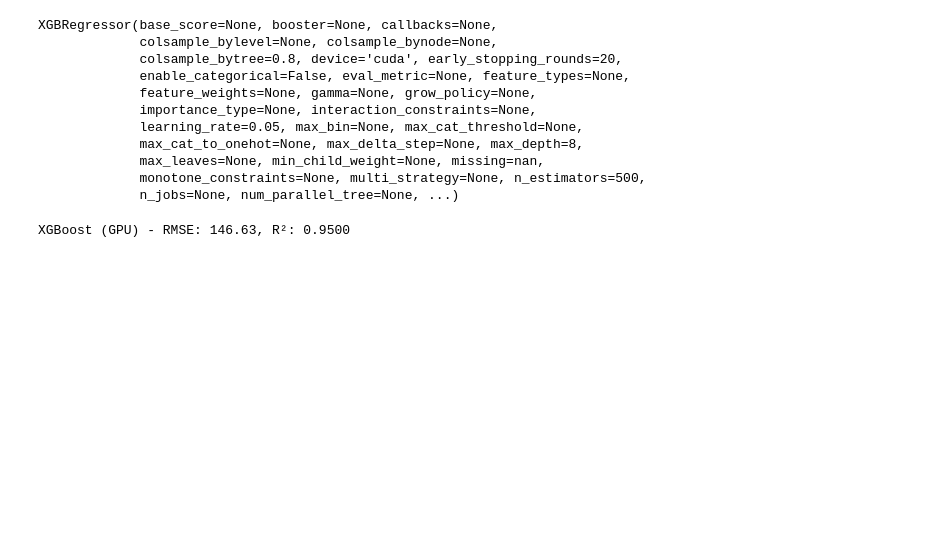
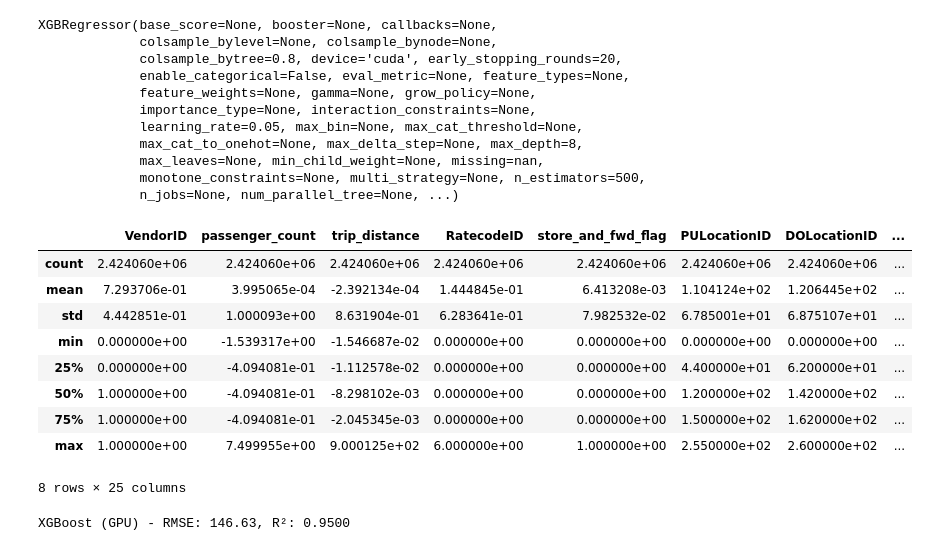
Before and after one commit to Sriram2810/SimpleOps, a Jupyter notebook: notebooks/Functions_Final Notebook-Copy1.ipynb, the cells around one changed output. Cells and saved outputs as stored; diff of their text form; code cells hidden in the pictures; blank space fills up the shorter version.

Commit message:
Model and evaluation code pythoned

```diff
--- a/notebooks/Functions_Final Notebook-Copy1.ipynb
+++ b/notebooks/Functions_Final Notebook-Copy1.ipynb
@@ -204,6 +223,12 @@ val_df.to_csv(config['data']['val_data_csv'])
 # %% [markdown]
 ## 1. PyTorch Neural Network
 # %%
+import torch
+import torch.nn as nn
+from torch.utils.data import DataLoader, Dataset
+from sklearn.metrics import mean_squared_error, r2_score
+from tqdm import tqdm
+
 # ========== PyTorch Neural Network ==========
 class TaxiDataset(Dataset):
     def __init__(self, X, y, categorical_cols, numerical_cols):
@@ -215,13 +240,29 @@ class TaxiDataset(Dataset):
     def __getitem__(self, idx):
         return self.X_cat[idx], self.X_num[idx], self.y[idx]
 
+df_t = pd.read_csv(config['data']['train_data_csv'])
+df_v = pd.read_csv(config['data']['val_data_csv'])
+
+categorical_cols = config['features']['categorical']
+numerical_cols = config['features']['numerical']
+
+X_train = df_t[categorical_cols + numerical_cols]
+y_train = df_t['trip_duration'].values.astype(np.float32)
+
+X_val = df_v[categorical_cols + numerical_cols]
+y_val = df_v['trip_duration'].values.astype(np.float32)
+
 train_ds = TaxiDataset(X_train, y_train, categorical_cols, numerical_cols)
 val_ds = TaxiDataset(X_val, y_val, categorical_cols, numerical_cols)
 train_loader = DataLoader(train_ds, batch_size=2048, shuffle=True, num_workers=2, pin_memory=True)
 val_loader = DataLoader(val_ds, batch_size=2048, shuffle=False, num_workers=2, pin_memory=True)
 
-cat_dims = [int(df[col].nunique()) for col in categorical_cols]
+cat_dims = [int(df_t[col].nunique()) for col in categorical_cols]
 emb_dims = [(x, min(50, (x+1)//2)) for x in cat_dims]
+
+config['train']['PyNN']['cat_dims'] = cat_dims
+with open('params.yaml', 'w') as f:
+    yaml.safe_dump(config, f)
 # %%
 import torch
 import torch.nn as nn
@@ -377,5 +538,16 @@ PyTorch NN - RMSE: 167.53, R²: 0.9347
 # %%
 # ========== XGBoost with GPU ==========
+df_t = pd.read_csv(config['data']['train_data_csv'])
+df_v = pd.read_csv(config['data']['val_data_csv'])
+
+categorical_cols = config['features']['categorical']
+numerical_cols = config['features']['numerical']
+
+X_train = df_t[categorical_cols + numerical_cols]
+y_train = df_t['trip_duration'].values.astype(np.float32)
+X_val = df_v[categorical_cols + numerical_cols]
+y_val = df_v['trip_duration'].values.astype(np.float32)
+
 xgb_model = xgb.XGBRegressor(
     tree_method=config['train']['XGBoost']['tree_method'],
     device = config['train']['XGBoost']['device'],
@@ -388,7 +560,7 @@ xgb_model = xgb.XGBRegressor(
     random_state=config['train']['XGBoost']['random_state'],
     early_stopping_rounds=config['train']['XGBoost']['early_stopping_rounds']
 )
-xgb_model.fit(X_train, y_train, eval_set=[(X_val, y_val)], verbose=False)
+xgb_model.fit(X_train, y_train, eval_set=[(X_val, y_val)], verbose=False)#
 # %% [output]
 XGBRegressor(base_score=None, booster=None, callbacks=None,
              colsample_bylevel=None, colsample_bynode=None,
@@ -401,6 +573,19 @@ XGBRegressor(base_score=None, booster=None, callbacks=None,
              max_leaves=None, min_child_weight=None, missing=nan,
              monotone_constraints=None, multi_strategy=None, n_estimators=500,
              n_jobs=None, num_parallel_tree=None, ...)
+# %%
+df_t.describe()
+# %% [output]
+|  | VendorID | passenger_count | trip_distance | RatecodeID | store_and_fwd_flag | PULocationID | DOLocationID | ... |
+| count | 2.424060e+06 | 2.424060e+06 | 2.424060e+06 | 2.424060e+06 | 2.424060e+06 | 2.424060e+06 | 2.424060e+06 | ... |
+| mean | 7.293706e-01 | 3.995065e-04 | -2.392134e-04 | 1.444845e-01 | 6.413208e-03 | 1.104124e+02 | 1.206445e+02 | ... |
+| std | 4.442851e-01 | 1.000093e+00 | 8.631904e-01 | 6.283641e-01 | 7.982532e-02 | 6.785001e+01 | 6.875107e+01 | ... |
+| min | 0.000000e+00 | -1.539317e+00 | -1.546687e-02 | 0.000000e+00 | 0.000000e+00 | 0.000000e+00 | 0.000000e+00 | ... |
+| 25% | 0.000000e+00 | -4.094081e-01 | -1.112578e-02 | 0.000000e+00 | 0.000000e+00 | 4.400000e+01 | 6.200000e+01 | ... |
+| 50% | 1.000000e+00 | -4.094081e-01 | -8.298102e-03 | 0.000000e+00 | 0.000000e+00 | 1.200000e+02 | 1.420000e+02 | ... |
+| 75% | 1.000000e+00 | -4.094081e-01 | -2.045345e-03 | 0.000000e+00 | 0.000000e+00 | 1.500000e+02 | 1.620000e+02 | ... |
+| max | 1.000000e+00 | 7.499955e+00 | 9.000125e+02 | 6.000000e+00 | 1.000000e+00 | 2.550000e+02 | 2.600000e+02 | ... |
+8 rows × 25 columns
 # %%
 from sklearn.metrics import mean_squared_error, r2_score
 import numpy as np
```
Also changed, not shown: parts of 16 cells of this notebook, 16 other files.
